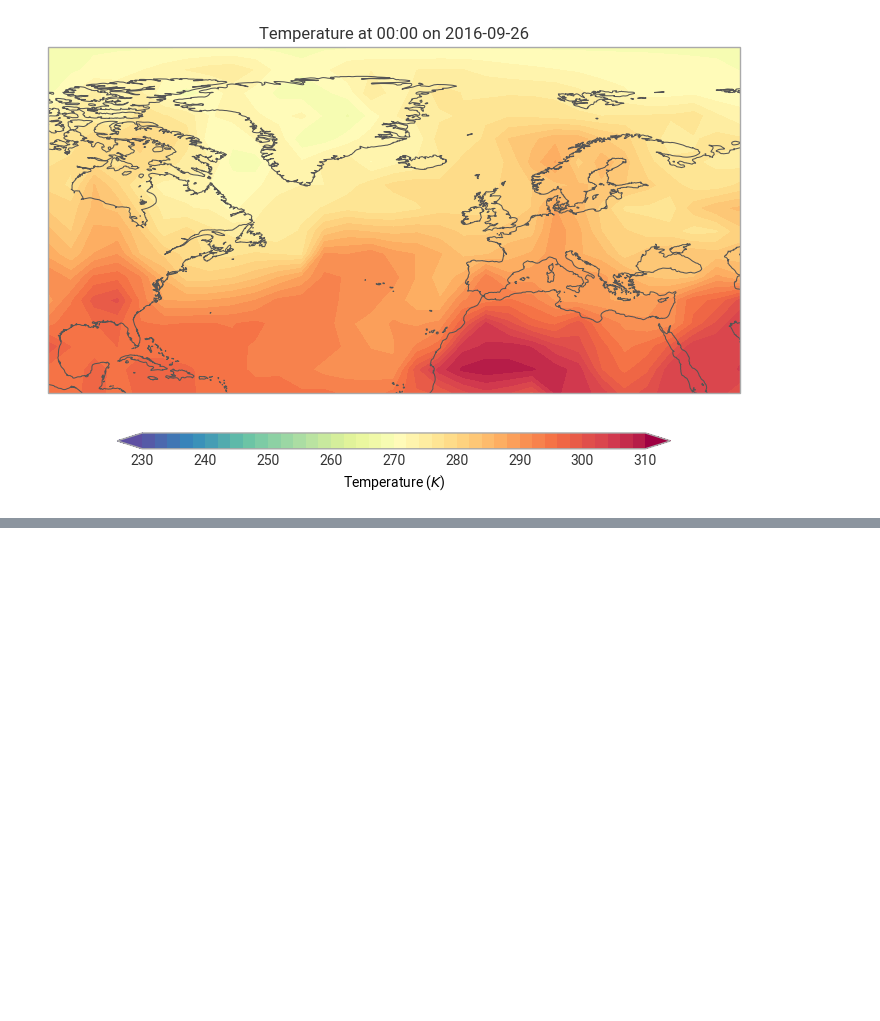
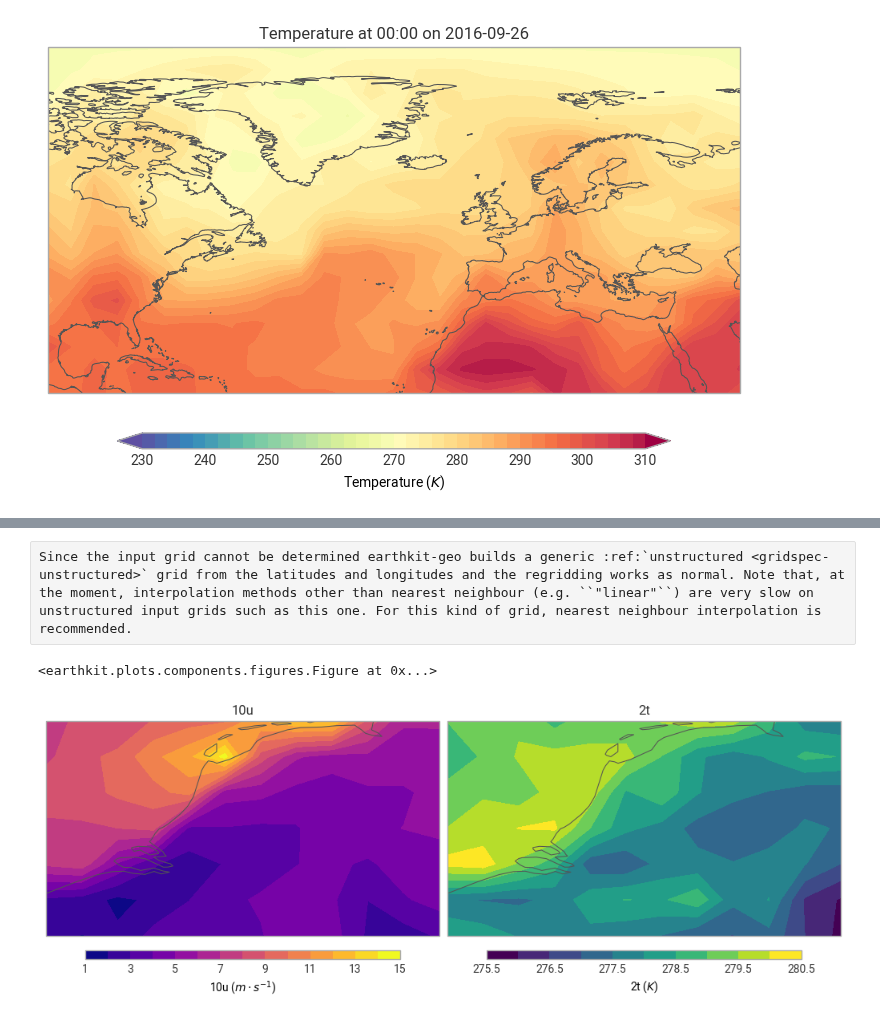
Before and after one commit to ecmwf/earthkit-geo, a Jupyter notebook: docs/tutorials/mir_regrid_xarray.ipynb, the cells around one changed output, grey strips where cells are left out. Drawn from its saved outputs; the diff is of its cells as text; code cells hidden in the pictures; blank space fills up the shorter version.

Commit message:
Determine gridspec from Xarray (#133)
* Generate grid spec for Xarray input for regridding

```diff
--- a/docs/tutorials/mir_regrid_xarray.ipynb
+++ b/docs/tutorials/mir_regrid_xarray.ipynb
@@ -146,0 +82,3 @@ ekp.quickplot(ds_r.t.isel(valid_time=0, pressure_level=0))
+# %%
+ds = ekd.from_source("sample", "points.covjson").to_xarray()
+ds
@@ -146,0 +103,11 @@ ekp.quickplot(ds_r.t.isel(valid_time=0, pressure_level=0))
+# %% [raw]
+Since the input grid cannot be determined earthkit-geo builds a generic :ref:`unstructured <gridspec-unstructured>` grid from the latitudes and longitudes and the regridding works as normal. Note that, at the moment, interpolation methods other than nearest neighbour (e.g. ``"linear"``) are very slow on unstructured input grids such as this one. For this kind of grid, nearest neighbour interpolation is recommended.
+# %%
+# the target grid is a 0.5x0.5 degree regular latitude-longitude grid on a subarea
+out_grid = {"grid": [0.5, 0.5], "area": [53.5, 2.5, 50.5, 8]}
+r = ekg.regrid(ds, out_grid=out_grid, interpolation="nn")
+# %%
+ekp.quickplot(r)
+# %% [output]
+<earthkit.plots.components.figures.Figure at 0x...>
+[figure, added]
```
Also changed, not shown: parts of 24 cells of this notebook, 7 other files.
